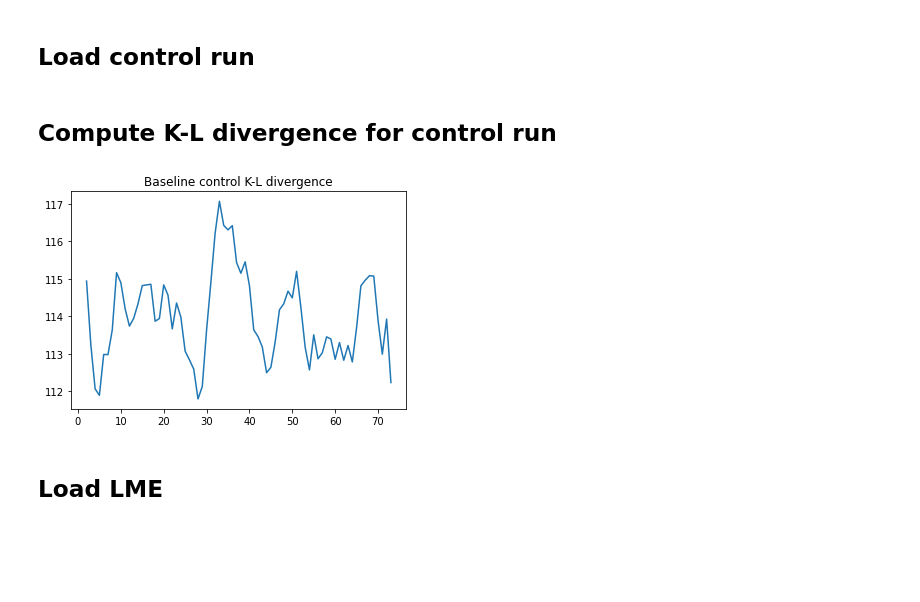
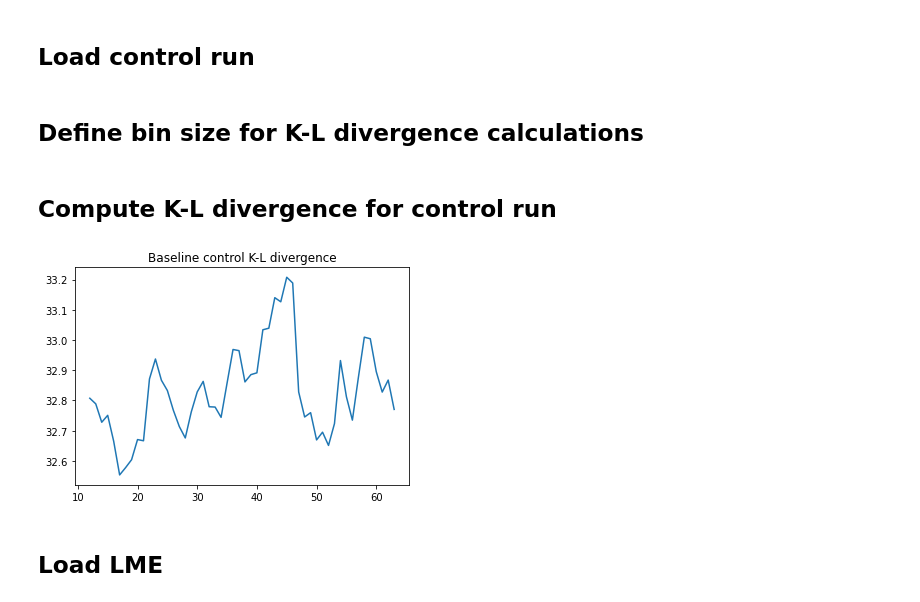
Before and after one commit to amrhein/SEOFs, a Jupyter notebook: es_LME.ipynb, the cells around one changed output. Cells and saved outputs as stored; diff of their text form; code cells hidden in the pictures; blank space fills up the shorter version.

```diff
--- a/es_LME.ipynb
+++ b/es_LME.ipynb
@@ -48,6 +48,10 @@ time = out['time']
 nt   = out['nt']
 nlat = out['nlat']
 nlon = out['nlon']
+# %% [markdown]
+## Define bin size for K-L divergence calculations
+# %%
+binsize = 25
 # %% [markdown]
 ## Compute K-L divergence for control run
 # %%
@@ -73,11 +77,10 @@ ce2 = ce1.reshape(nlat*nlon,el,cnens)
 ce  = ce2.transpose([1,0,2])
 # %%
 # Need to compute reduced-space form
+#binsize = 1
 nEOF = 500
 reg = 1
 [cer,uce,sce]   = ens.reduce_space(ce,nEOF)
-
-binsize = 5
 
 # Get time-varying reduced-space covariances
 #[Cco,tCco]       = ens.mk_covs(cer,np.arange(el),binsize)
@@ -85,34 +88,34 @@ binsize = 5
 #Cc = Cco[ch:-ch,:,:]
 #tCc = tCco[ch:-ch]
 [Cc,tCc]       = ens.mk_covs(cer,np.arange(el),binsize)
 [tdc,_,_]      = Cc.shape
 Cvc            = Cc.reshape(tdc,nEOF**2).T
 
 # No smoothing for mean
 [Ccm,tCcm]        = ens.mk_covs(cer,np.arange(el),1)
 [tdcm,_,_]       = Ccm.shape
 Cvcm             = Ccm.reshape(tdcm,nEOF**2).T
 Cmc = Cvcm.mean(axis=1, keepdims=True).reshape(nEOF,nEOF)
 
 #cers = cer.transpose(1,0,2).reshape(nEOF,tdn)
 #Cmc  = (1/tdn-1)*cers.dot(cers.T)
 #Cmc = 1/(999)*np.diag(sce[:nEOF])
 
 m0 = np.zeros(nEOF)
 m1 = np.zeros(nEOF)
 
 kldc = np.empty(tdc)
 test = np.random.randn(nEOF,nEOF)
 for ii in np.arange(tdc):
     kldc[ii]   = ens.KLdiv(Cc[ii,:,:]+reg*np.eye(nEOF),Cmc+reg*np.eye(nEOF),m0,m1)
     #kldc[ii]   = np.trace(Cc[ii,:,:])
     #kldc[ii]   = ens.KLdiv(Cc[ii,:,:],.0001*test.dot(test.T),m0,m1)
 
 plt.plot(tCc,kldc)
 plt.title('Baseline control K-L divergence')
 plt.show()
 # %% [output]
-[figure, old version]
+[figure, new version]
 # %% [markdown]
 ## Load LME
 # %%
```
Also changed, not shown: parts of 10 cells of this notebook.
